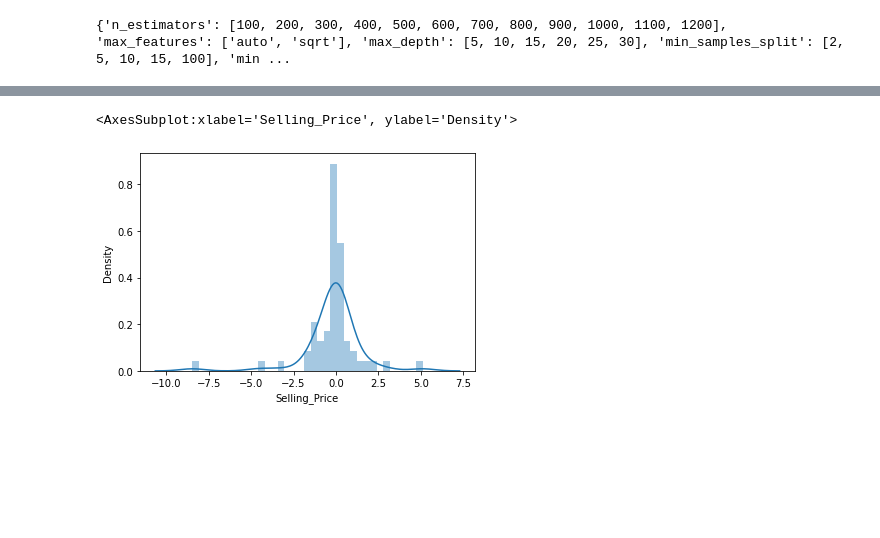
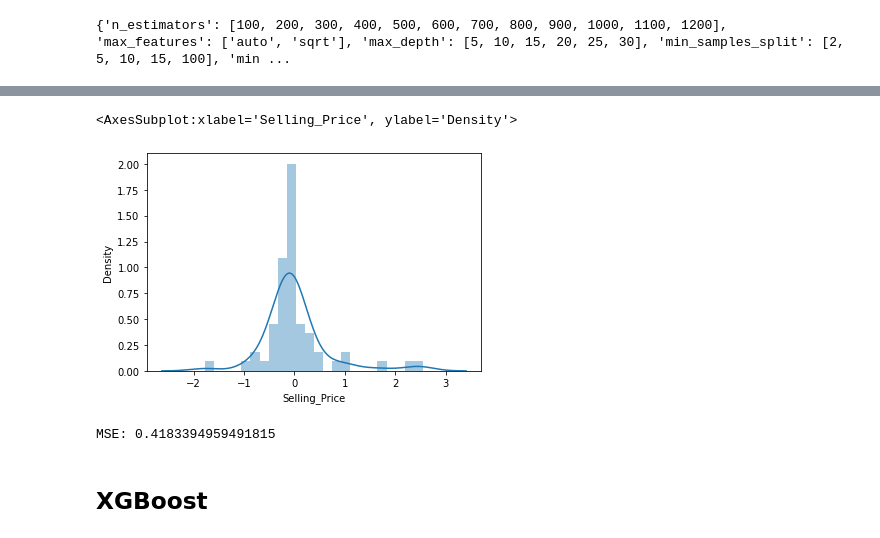
Before and after one commit to ayande48/Car_Price_Prediction, a Jupyter notebook: Car_Price_Prediction.ipynb, the cells around one changed output, grey strips where cells are left out. Saved outputs shown, nothing was run; the diff lists cells and outputs as text; code cells hidden in the pictures; blank space fills up the shorter version.

```diff
--- a/Car_Price_Prediction.ipynb
+++ b/Car_Price_Prediction.ipynb
@@ -152,3 +251,3 @@ final_dataset.head()
 # %%
-X = final_dataset.iloc[:,1:]
-y = final_dataset.iloc[:,0]
+X = final.iloc[:,1:]
+y = final.iloc[:,0]
@@ -231,0 +372,4 @@ RandomizedSearchCV(cv=5, estimator=RandomForestRegressor(), n_jobs=-1,
+# %%
+rf = RandomForestRegressor(max_depth=25, max_features='sqrt', n_estimators=1000)
+# %%
+rf.fit(X_test, y_test)
@@ -232,2 +378,2 @@ RandomizedSearchCV(cv=5, estimator=RandomForestRegressor(), n_jobs=-1,
 # %%
-predictions = rf_random.predict(X_test)
+y_pred = rf.predict(X_test)
@@ -265,5 +399,11 @@ Name: Selling_Price, Length: 61, dtype: float64
 # %%
-sns.distplot(y_test - predictions)
+sns.distplot(y_test-y_pred)
 # %% [output]
 <AxesSubplot:xlabel='Selling_Price', ylabel='Density'>
-[figure, old version]
+[figure, new version]
+# %%
+print('MSE:', metrics.mean_squared_error(y_test, y_pred))
+# %% [output]
+MSE: 0.4183394959491815
+# %% [markdown]
+<h2>XGBoost</h2>
```
Also changed, not shown: parts of 100 cells of this notebook.
